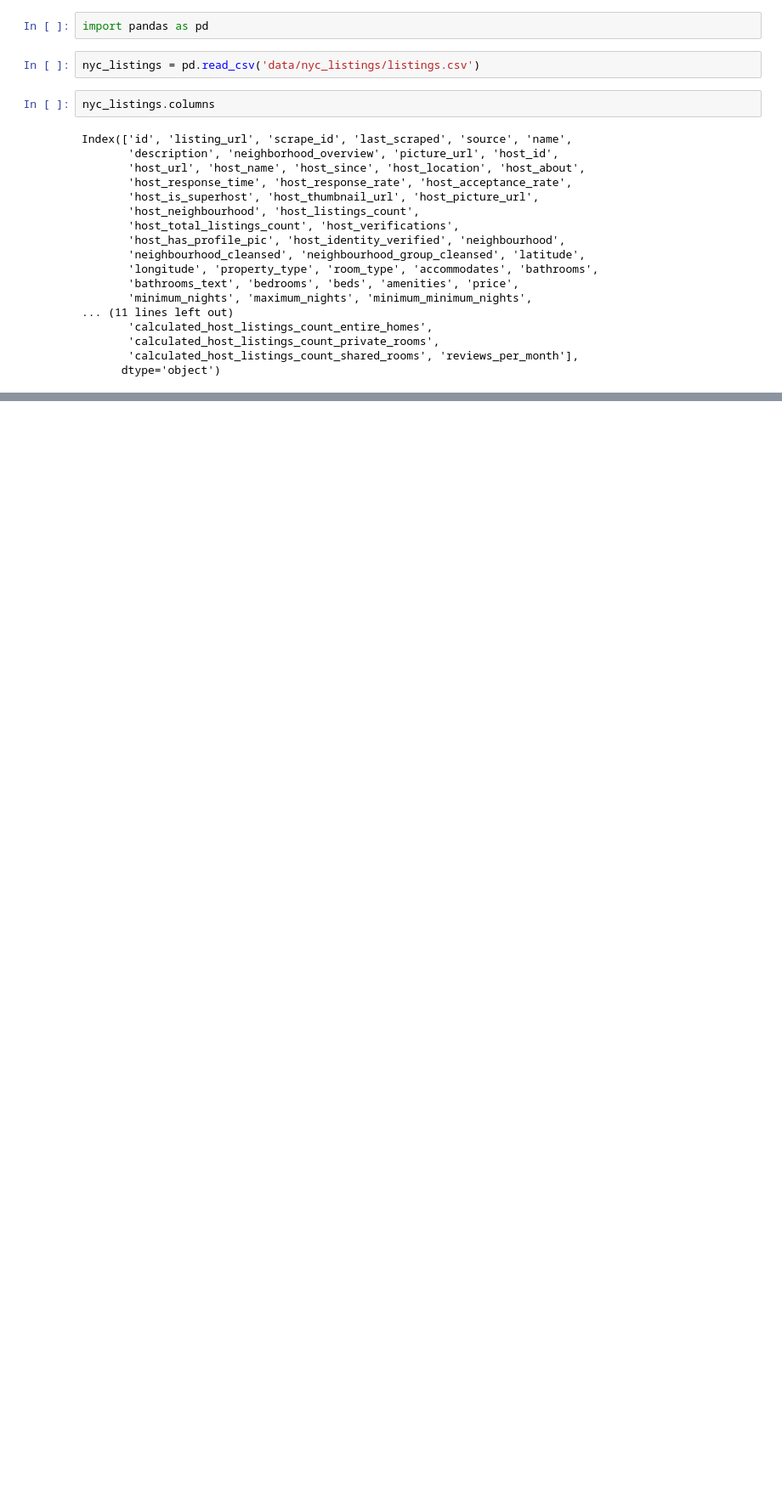
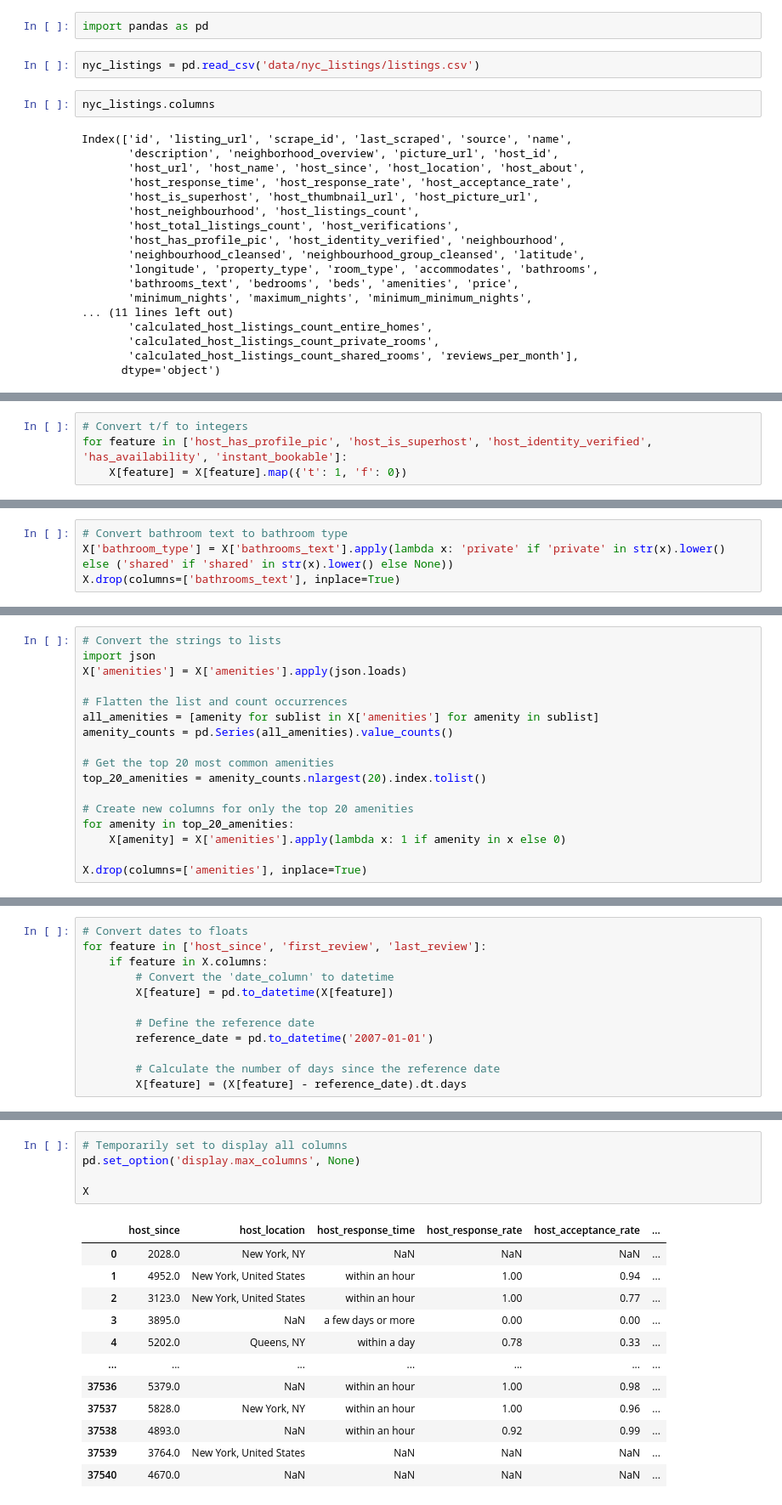
Before and after one commit to ralmogezwi/AirbnbDashboard, a Jupyter notebook: price_pred/data_processing.ipynb, the cells around one changed output, grey strips where cells are left out. Shown at 85% size. Saved outputs shown, nothing was run; the diff lists cells and outputs as text; blank space fills up the shorter version.

```diff
--- a/price_pred/data_processing.ipynb
+++ b/price_pred/data_processing.ipynb
@@ -51,0 +69,4 @@ nyc_listings[[
+# %%
+# Convert t/f to integers
+for feature in ['host_has_profile_pic', 'host_is_superhost', 'host_identity_verified', 'has_availability', 'instant_bookable']:
+    X[feature] = X[feature].map({'t': 1, 'f': 0})
@@ -51,0 +91,4 @@ nyc_listings[[
+# %%
+# Convert bathroom text to bathroom type
+X['bathroom_type'] = X['bathrooms_text'].apply(lambda x: 'private' if 'private' in str(x).lower() else ('shared' if 'shared' in str(x).lower() else None))
+X.drop(columns=['bathrooms_text'], inplace=True)
@@ -51,0 +105,17 @@ nyc_listings[[
+# %%
+# Convert the strings to lists
+import json
+X['amenities'] = X['amenities'].apply(json.loads)
+
+# Flatten the list and count occurrences
+all_amenities = [amenity for sublist in X['amenities'] for amenity in sublist]
+amenity_counts = pd.Series(all_amenities).value_counts()
+
+# Get the top 20 most common amenities
+top_20_amenities = amenity_counts.nlargest(20).index.tolist()
+
+# Create new columns for only the top 20 amenities
+for amenity in top_20_amenities:
+    X[amenity] = X['amenities'].apply(lambda x: 1 if amenity in x else 0)
+
+X.drop(columns=['amenities'], inplace=True)
@@ -51,0 +140,12 @@ nyc_listings[[
+# %%
+# Convert dates to floats
+for feature in ['host_since', 'first_review', 'last_review']:
+    if feature in X.columns:
+        # Convert the 'date_column' to datetime
+        X[feature] = pd.to_datetime(X[feature])
+
+        # Define the reference date
+        reference_date = pd.to_datetime('2007-01-01')
+
+        # Calculate the number of days since the reference date
+        X[feature] = (X[feature] - reference_date).dt.days
@@ -51,0 +189,18 @@ nyc_listings[[
+# %%
+# Temporarily set to display all columns
+pd.set_option('display.max_columns', None)
+
+X
+# %% [output]
+|  | host_since | host_location | host_response_time | host_response_rate | host_acceptance_rate | ... |
+| 0 | 2028.0 | New York, NY | NaN | NaN | NaN | ... |
+| 1 | 4952.0 | New York, United States | within an hour | 1.00 | 0.94 | ... |
+| 2 | 3123.0 | New York, United States | within an hour | 1.00 | 0.77 | ... |
+| 3 | 3895.0 | NaN | a few days or more | 0.00 | 0.00 | ... |
+| 4 | 5202.0 | Queens, NY | within a day | 0.78 | 0.33 | ... |
+| ... | ... | ... | ... | ... | ... | ... |
+| 37536 | 5379.0 | NaN | within an hour | 1.00 | 0.98 | ... |
+| 37537 | 5828.0 | New York, NY | within an hour | 1.00 | 0.96 | ... |
+| 37538 | 4893.0 | NaN | within an hour | 0.92 | 0.99 | ... |
+| 37539 | 3764.0 | New York, United States | NaN | NaN | NaN | ... |
+| 37540 | 4670.0 | NaN | NaN | NaN | NaN | ... |
```
Also changed, not shown: parts of 12 cells of this notebook, 2 other files.
